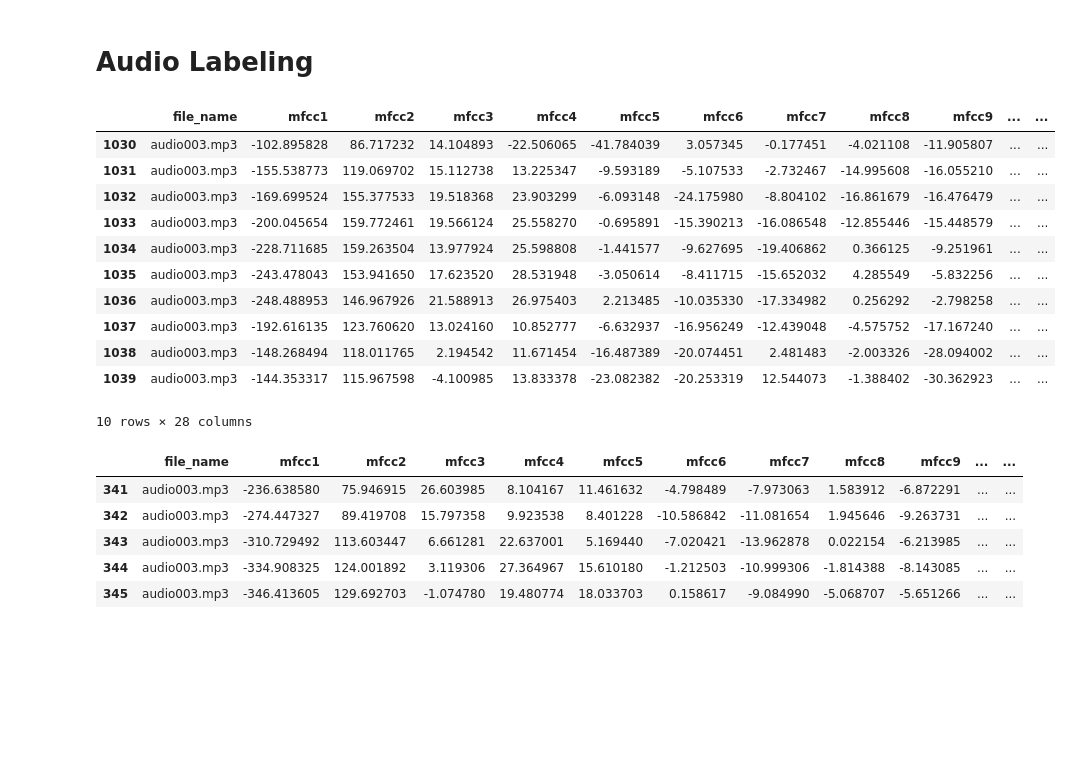
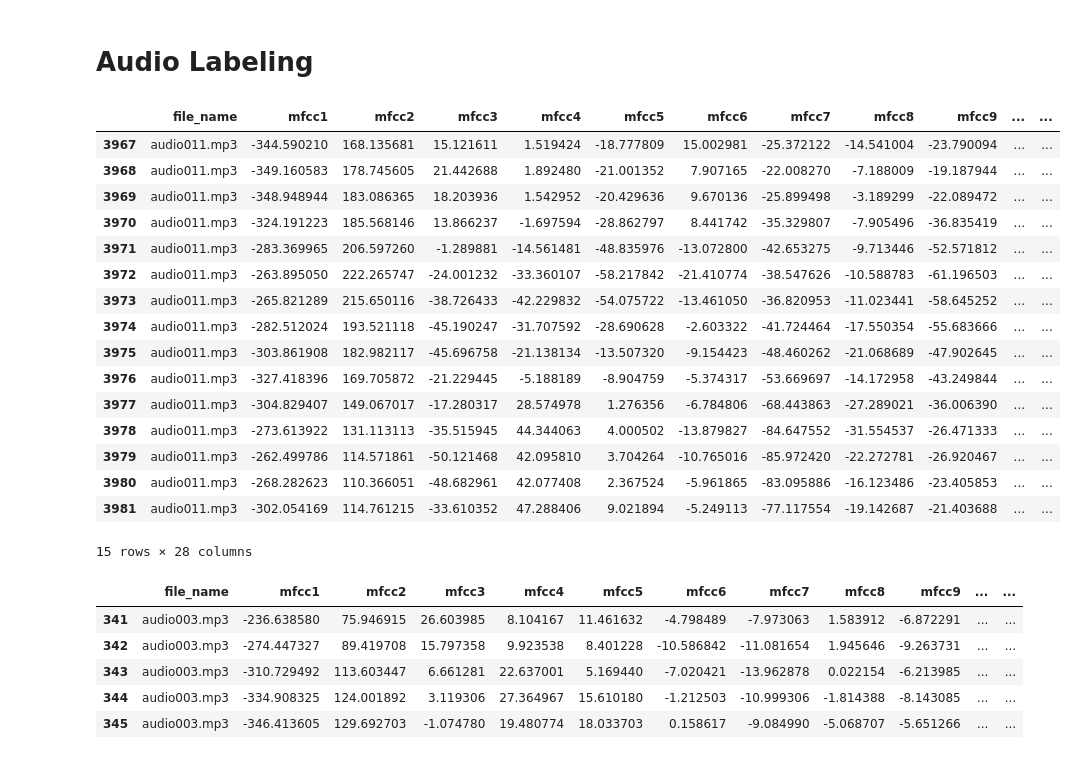
Before and after one commit to mwahid60/audio_preprocesing, a Jupyter notebook: emotion.ipynb, the cells around one changed output. Saved outputs shown, nothing was run; the diff lists cells and outputs as text; code cells hidden in the pictures; blank space fills up the shorter version.

```diff
--- a/emotion.ipynb
+++ b/emotion.ipynb
@@ -267,18 +320,23 @@ df.loc[filltersuara, 'takut'] = 2.7
 # %%
-cek_df('audio003',10,20)
+cek_df('audio011',20,35)
 # %% [output]
 |  | file_name | mfcc1 | mfcc2 | mfcc3 | mfcc4 | mfcc5 | mfcc6 | mfcc7 | mfcc8 | mfcc9 | ... | ... |
-| 1030 | audio003.mp3 | -102.895828 | 86.717232 | 14.104893 | -22.506065 | -41.784039 | 3.057345 | -0.177451 | -4.021108 | -11.905807 | ... | ... |
-| 1031 | audio003.mp3 | -155.538773 | 119.069702 | 15.112738 | 13.225347 | -9.593189 | -5.107533 | -2.732467 | -14.995608 | -16.055210 | ... | ... |
-| 1032 | audio003.mp3 | -169.699524 | 155.377533 | 19.518368 | 23.903299 | -6.093148 | -24.175980 | -8.804102 | -16.861679 | -16.476479 | ... | ... |
-| 1033 | audio003.mp3 | -200.045654 | 159.772461 | 19.566124 | 25.558270 | -0.695891 | -15.390213 | -16.086548 | -12.855446 | -15.448579 | ... | ... |
-| 1034 | audio003.mp3 | -228.711685 | 159.263504 | 13.977924 | 25.598808 | -1.441577 | -9.627695 | -19.406862 | 0.366125 | -9.251961 | ... | ... |
-| 1035 | audio003.mp3 | -243.478043 | 153.941650 | 17.623520 | 28.531948 | -3.050614 | -8.411715 | -15.652032 | 4.285549 | -5.832256 | ... | ... |
-| 1036 | audio003.mp3 | -248.488953 | 146.967926 | 21.588913 | 26.975403 | 2.213485 | -10.035330 | -17.334982 | 0.256292 | -2.798258 | ... | ... |
-| 1037 | audio003.mp3 | -192.616135 | 123.760620 | 13.024160 | 10.852777 | -6.632937 | -16.956249 | -12.439048 | -4.575752 | -17.167240 | ... | ... |
-| 1038 | audio003.mp3 | -148.268494 | 118.011765 | 2.194542 | 11.671454 | -16.487389 | -20.074451 | 2.481483 | -2.003326 | -28.094002 | ... | ... |
-| 1039 | audio003.mp3 | -144.353317 | 115.967598 | -4.100985 | 13.833378 | -23.082382 | -20.253319 | 12.544073 | -1.388402 | -30.362923 | ... | ... |
+| 3967 | audio011.mp3 | -344.590210 | 168.135681 | 15.121611 | 1.519424 | -18.777809 | 15.002981 | -25.372122 | -14.541004 | -23.790094 | ... | ... |
+| 3968 | audio011.mp3 | -349.160583 | 178.745605 | 21.442688 | 1.892480 | -21.001352 | 7.907165 | -22.008270 | -7.188009 | -19.187944 | ... | ... |
+| 3969 | audio011.mp3 | -348.948944 | 183.086365 | 18.203936 | 1.542952 | -20.429636 | 9.670136 | -25.899498 | -3.189299 | -22.089472 | ... | ... |
+| 3970 | audio011.mp3 | -324.191223 | 185.568146 | 13.866237 | -1.697594 | -28.862797 | 8.441742 | -35.329807 | -7.905496 | -36.835419 | ... | ... |
+| 3971 | audio011.mp3 | -283.369965 | 206.597260 | -1.289881 | -14.561481 | -48.835976 | -13.072800 | -42.653275 | -9.713446 | -52.571812 | ... | ... |
+| 3972 | audio011.mp3 | -263.895050 | 222.265747 | -24.001232 | -33.360107 | -58.217842 | -21.410774 | -38.547626 | -10.588783 | -61.196503 | ... | ... |
+| 3973 | audio011.mp3 | -265.821289 | 215.650116 | -38.726433 | -42.229832 | -54.075722 | -13.461050 | -36.820953 | -11.023441 | -58.645252 | ... | ... |
+| 3974 | audio011.mp3 | -282.512024 | 193.521118 | -45.190247 | -31.707592 | -28.690628 | -2.603322 | -41.724464 | -17.550354 | -55.683666 | ... | ... |
+| 3975 | audio011.mp3 | -303.861908 | 182.982117 | -45.696758 | -21.138134 | -13.507320 | -9.154423 | -48.460262 | -21.068689 | -47.902645 | ... | ... |
+| 3976 | audio011.mp3 | -327.418396 | 169.705872 | -21.229445 | -5.188189 | -8.904759 | -5.374317 | -53.669697 | -14.172958 | -43.249844 | ... | ... |
+| 3977 | audio011.mp3 | -304.829407 | 149.067017 | -17.280317 | 28.574978 | 1.276356 | -6.784806 | -68.443863 | -27.289021 | -36.006390 | ... | ... |
+| 3978 | audio011.mp3 | -273.613922 | 131.113113 | -35.515945 | 44.344063 | 4.000502 | -13.879827 | -84.647552 | -31.554537 | -26.471333 | ... | ... |
+| 3979 | audio011.mp3 | -262.499786 | 114.571861 | -50.121468 | 42.095810 | 3.704264 | -10.765016 | -85.972420 | -22.272781 | -26.920467 | ... | ... |
+| 3980 | audio011.mp3 | -268.282623 | 110.366051 | -48.682961 | 42.077408 | 2.367524 | -5.961865 | -83.095886 | -16.123486 | -23.405853 | ... | ... |
+| 3981 | audio011.mp3 | -302.054169 | 114.761215 | -33.610352 | 47.288406 | 9.021894 | -5.249113 | -77.117554 | -19.142687 | -21.403688 | ... | ... |
-10 rows × 28 columns
+15 rows × 28 columns
 # %%
 df[df['file_name']== 'audio003.mp3'].tail(5)
 # %% [output]
```
Also changed, not shown: parts of 7 cells of this notebook, 1 other file.
